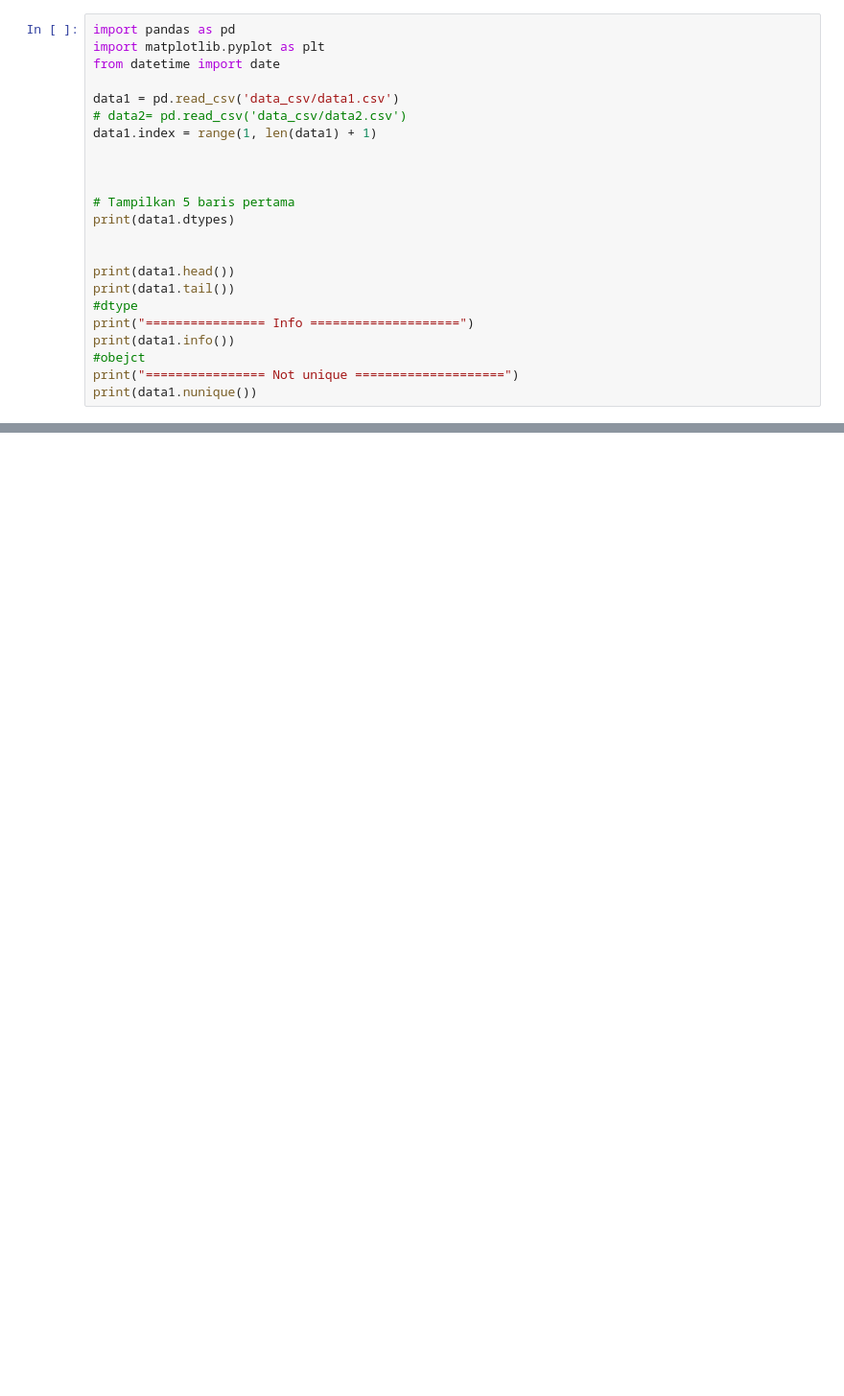
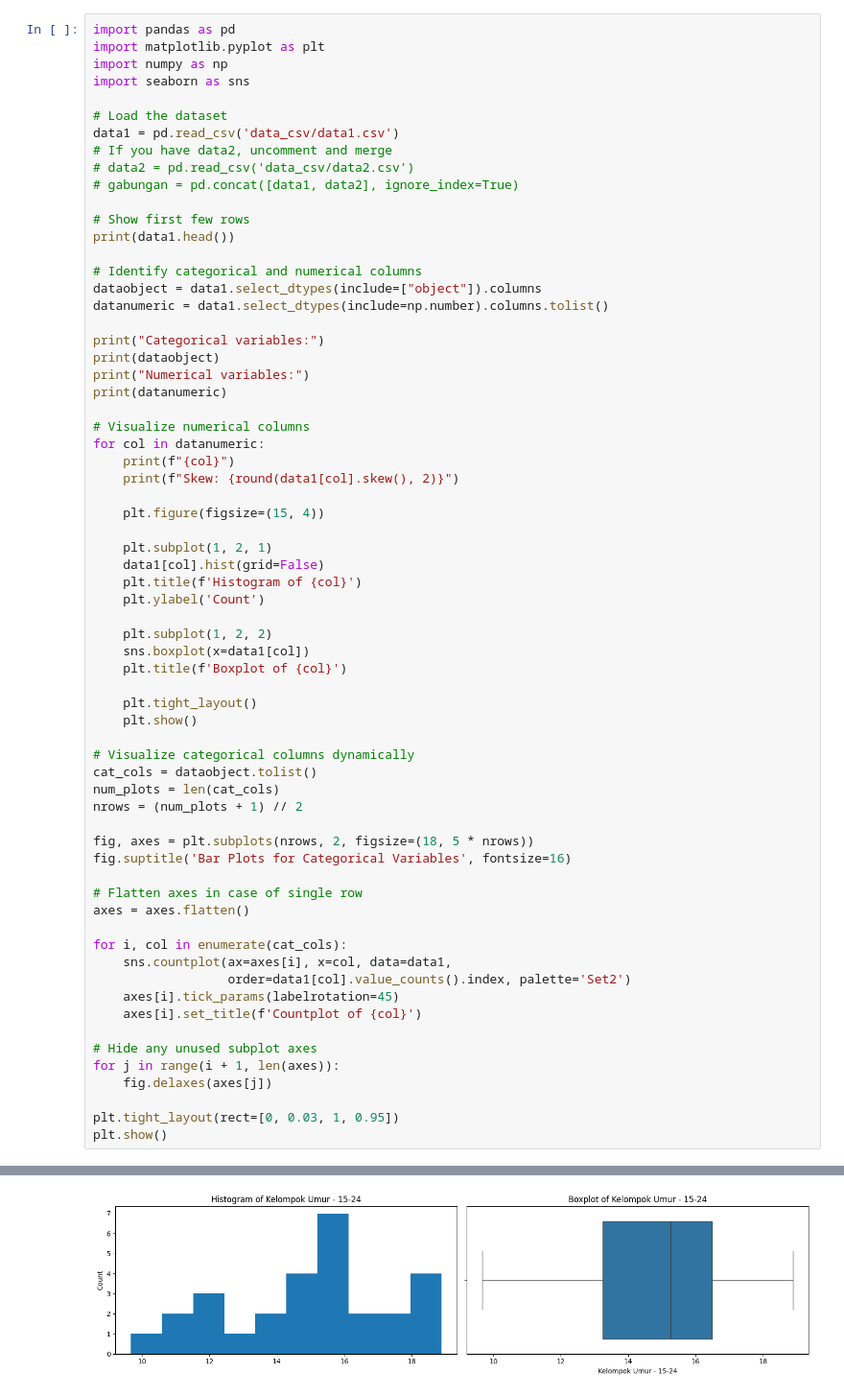
Before and after one commit to FlameMeta/DataScience_Python, a Jupyter notebook: notebookZaki.ipynb, the cells around one changed output, grey strips where cells are left out. Shown: that part at 96% size. Cells and saved outputs as stored; diff of their text form; blank space fills up the shorter version.

```diff
--- a/notebookZaki.ipynb
+++ b/notebookZaki.ipynb
@@ -1,24 +1,67 @@
 # %%
 import pandas as pd
 import matplotlib.pyplot as plt
-from datetime import date
+import numpy as np
+import seaborn as sns
 
+# Load the dataset
 data1 = pd.read_csv('data_csv/data1.csv')
-# data2= pd.read_csv('data_csv/data2.csv')
-data1.index = range(1, len(data1) + 1)
+# If you have data2, uncomment and merge
+# data2 = pd.read_csv('data_csv/data2.csv')
+# gabungan = pd.concat([data1, data2], ignore_index=True)
 
+# Show first few rows
+print(data1.head())
 
+# Identify categorical and numerical columns
+dataobject = data1.select_dtypes(include=["object"]).columns
+datanumeric = data1.select_dtypes(include=np.number).columns.tolist()
 
-# Tampilkan 5 baris pertama
-print(data1.dtypes)
+print("Categorical variables:")
+print(dataobject)
+print("Numerical variables:")
+print(datanumeric)
 
+# Visualize numerical columns
+for col in datanumeric:
+    print(f"{col}")
+    print(f"Skew: {round(data1[col].skew(), 2)}")
 
-print(data1.head())
-print(data1.tail())
-#dtype
-print("================ Info ====================")
-print(data1.info())
-#obejct
-print("================ Not unique ====================")
-print(data1.nunique())
+    plt.figure(figsize=(15, 4))
+
+    plt.subplot(1, 2, 1)
+    data1[col].hist(grid=False)
+    plt.title(f'Histogram of {col}')
+    plt.ylabel('Count')
+
+    plt.subplot(1, 2, 2)
+    sns.boxplot(x=data1[col])
+    plt.title(f'Boxplot of {col}')
+
+    plt.tight_layout()
+    plt.show()
+
+# Visualize categorical columns dynamically
+cat_cols = dataobject.tolist()
+num_plots = len(cat_cols)
+nrows = (num_plots + 1) // 2
+
+fig, axes = plt.subplots(nrows, 2, figsize=(18, 5 * nrows))
+fig.suptitle('Bar Plots for Categorical Variables', fontsize=16)
+
+# Flatten axes in case of single row
+axes = axes.flatten()
+
+for i, col in enumerate(cat_cols):
+    sns.countplot(ax=axes[i], x=col, data=data1,
+                  order=data1[col].value_counts().index, palette='Set2')
+    axes[i].tick_params(labelrotation=45)
+    axes[i].set_title(f'Countplot of {col}')
+
+# Hide any unused subplot axes
+for j in range(i + 1, len(axes)):
+    fig.delaxes(axes[j])
+
+plt.tight_layout(rect=[0, 0.03, 1, 0.95])
+plt.show()
 # %% [output]
@@ -41,0 +85 @@ dtype: int64
+[figure, added]
```
Also changed, not shown: parts of 1 cell of this notebook, 1 other file.
